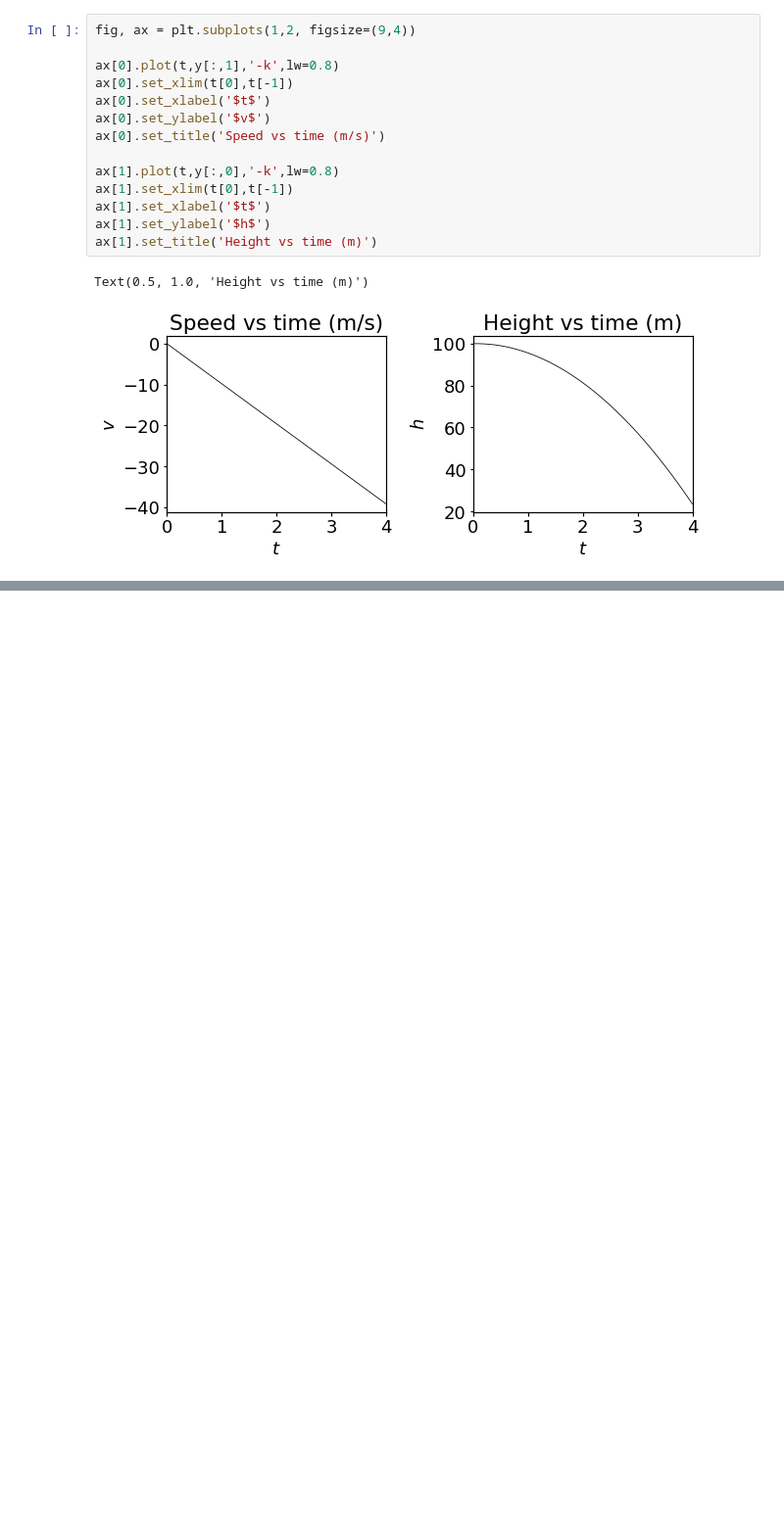
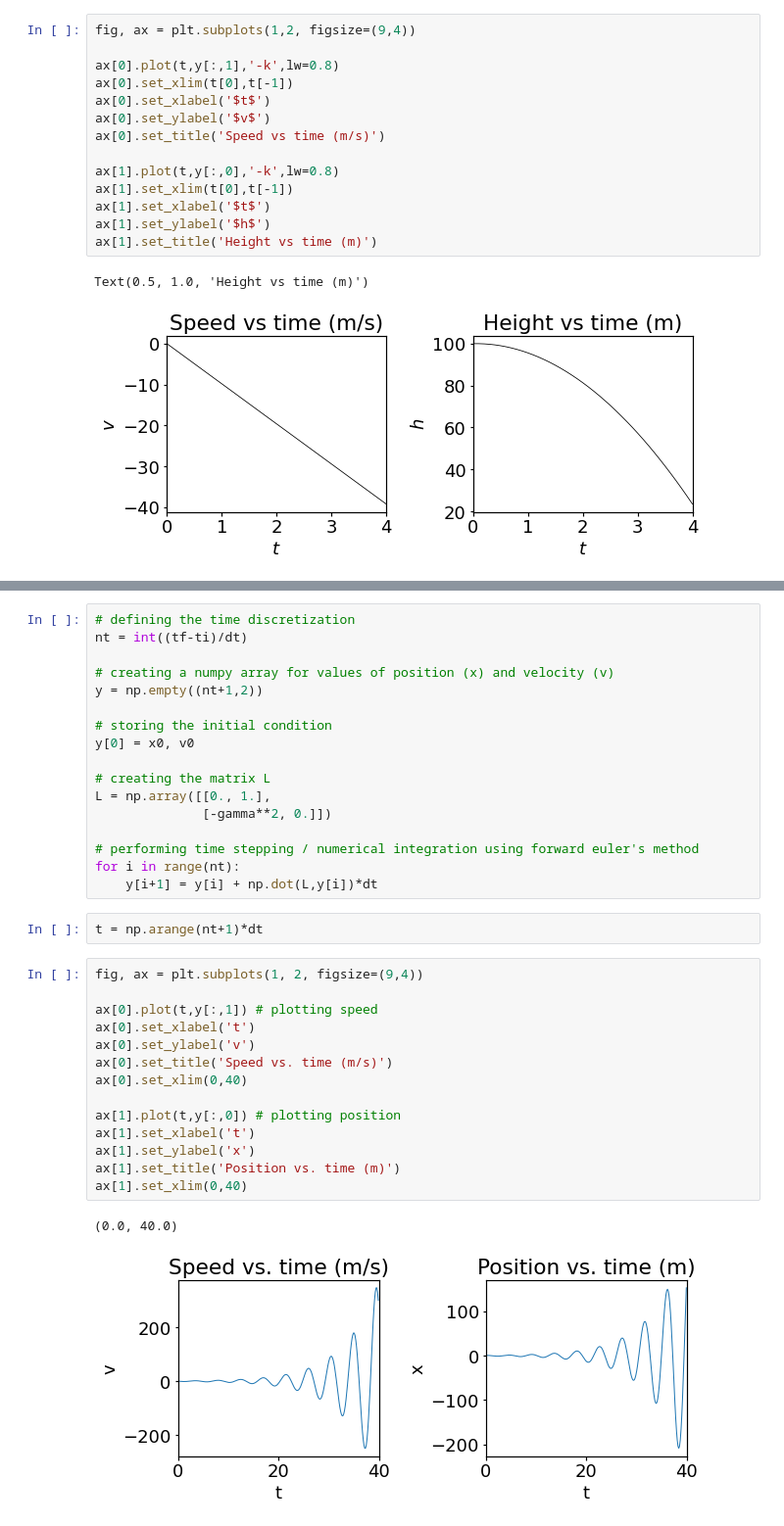
Before and after one commit to shauryasachdev/self_tutorials, a Jupyter notebook: tutorial_4.ipynb, the cells around one changed output, grey strips where cells are left out. Shown at 98% size. Saved outputs shown, nothing was run; the diff lists cells and outputs as text; blank space fills up the shorter version.

```diff
--- a/tutorial_4.ipynb
+++ b/tutorial_4.ipynb
@@ -76,0 +94,36 @@ Text(0.5, 1.0, 'Height vs time (m)')
+# %%
+# defining the time discretization
+nt = int((tf-ti)/dt)
+
+# creating a numpy array for values of position (x) and velocity (v)
+y = np.empty((nt+1,2))
+
+# storing the initial condition
+y[0] = x0, v0
+
+# creating the matrix L
+L = np.array([[0., 1.],
+              [-gamma**2, 0.]])
+
+# performing time stepping / numerical integration using forward euler's method
+for i in range(nt):
+    y[i+1] = y[i] + np.dot(L,y[i])*dt
+# %%
+t = np.arange(nt+1)*dt
+# %%
+fig, ax = plt.subplots(1, 2, figsize=(9,4))
+
+ax[0].plot(t,y[:,1]) # plotting speed
+ax[0].set_xlabel('t')
+ax[0].set_ylabel('v')
+ax[0].set_title('Speed vs. time (m/s)')
+ax[0].set_xlim(0,40)
+
+ax[1].plot(t,y[:,0]) # plotting position
+ax[1].set_xlabel('t')
+ax[1].set_ylabel('x')
+ax[1].set_title('Position vs. time (m)')
+ax[1].set_xlim(0,40)
+# %% [output]
+(0.0, 40.0)
+[figure, added]
```
Also changed, not shown: parts of 8 cells of this notebook.
